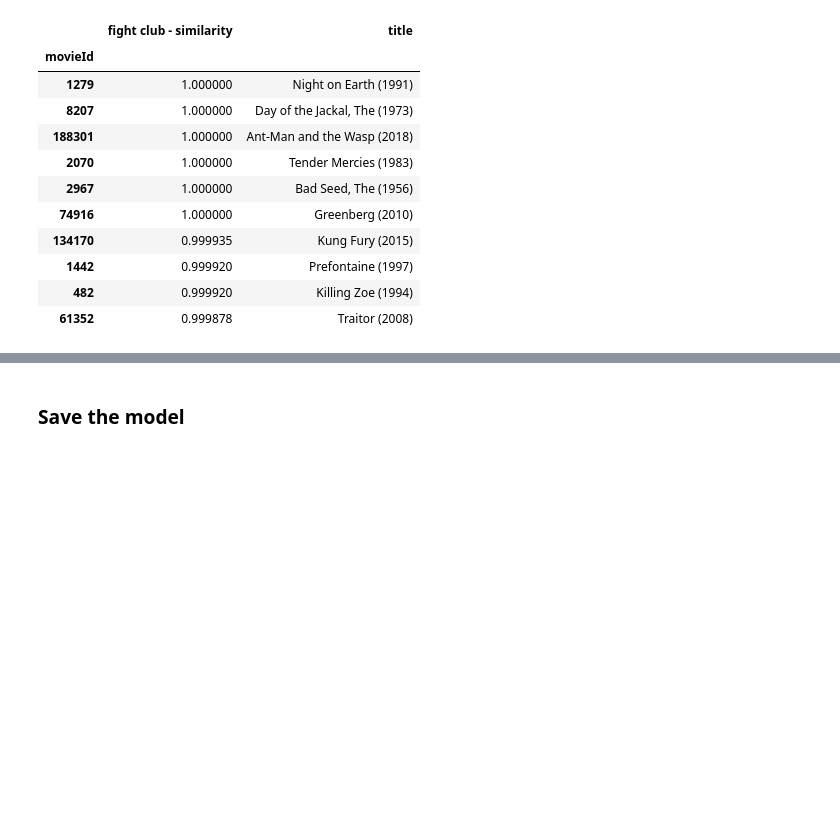
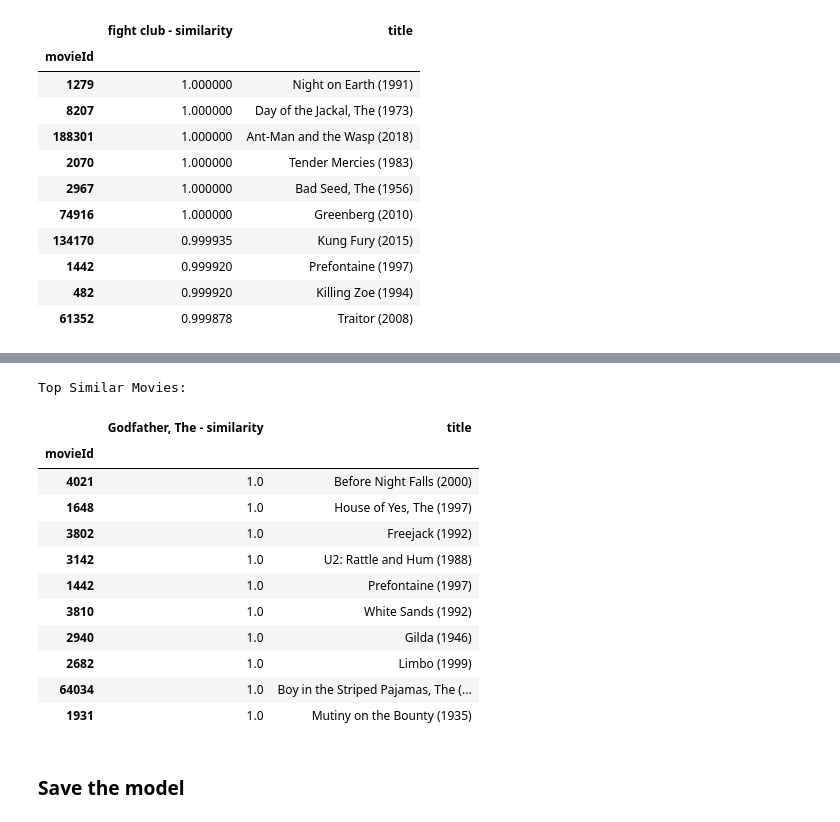
Before and after one commit to Donal-Flanagan/flix_recommender, a Jupyter notebook: notebooks/item_based_recommenders/cosine_similarity_Surprise_lib.ipynb, the cells around one changed output, grey strips where cells are left out. Cells and saved outputs as stored; diff of their text form; code cells hidden in the pictures; blank space fills up the shorter version.

```diff
--- a/notebooks/item_based_recommenders/item_based_collaborative_filtering.ipynb
+++ b/notebooks/item_based_recommenders/cosine_similarity_Surprise_lib.ipynb
@@ -334,0 +356,24 @@ similar_movies_df
+# %%
+movie_title = 'Godfather, The'
+n = 10
+
+movie_id = get_movie_id_from_title(movie_title, movies_df)
+similar_movies_df = get_top_N_similar_movies(movie_id, n, movies_df, algo)
+top_ten = add_movie_titles_to_recommendations(similar_movies_df, movies_df, movie_id, movie_title)
+
+print("Top Similar Movies:")
+top_ten
+# %% [output]
+Top Similar Movies:
+|  | Godfather, The - similarity | title |
+| movieId |  |  |
+| 4021 | 1.0 | Before Night Falls (2000) |
+| 1648 | 1.0 | House of Yes, The (1997) |
+| 3802 | 1.0 | Freejack (1992) |
+| 3142 | 1.0 | U2: Rattle and Hum (1988) |
+| 1442 | 1.0 | Prefontaine (1997) |
+| 3810 | 1.0 | White Sands (1992) |
+| 2940 | 1.0 | Gilda (1946) |
+| 2682 | 1.0 | Limbo (1999) |
+| 64034 | 1.0 | Boy in the Striped Pajamas, The (... |
+| 1931 | 1.0 | Mutiny on the Bounty (1935) |
```
Also changed, not shown: parts of 6 cells of this notebook, 1 other file.
